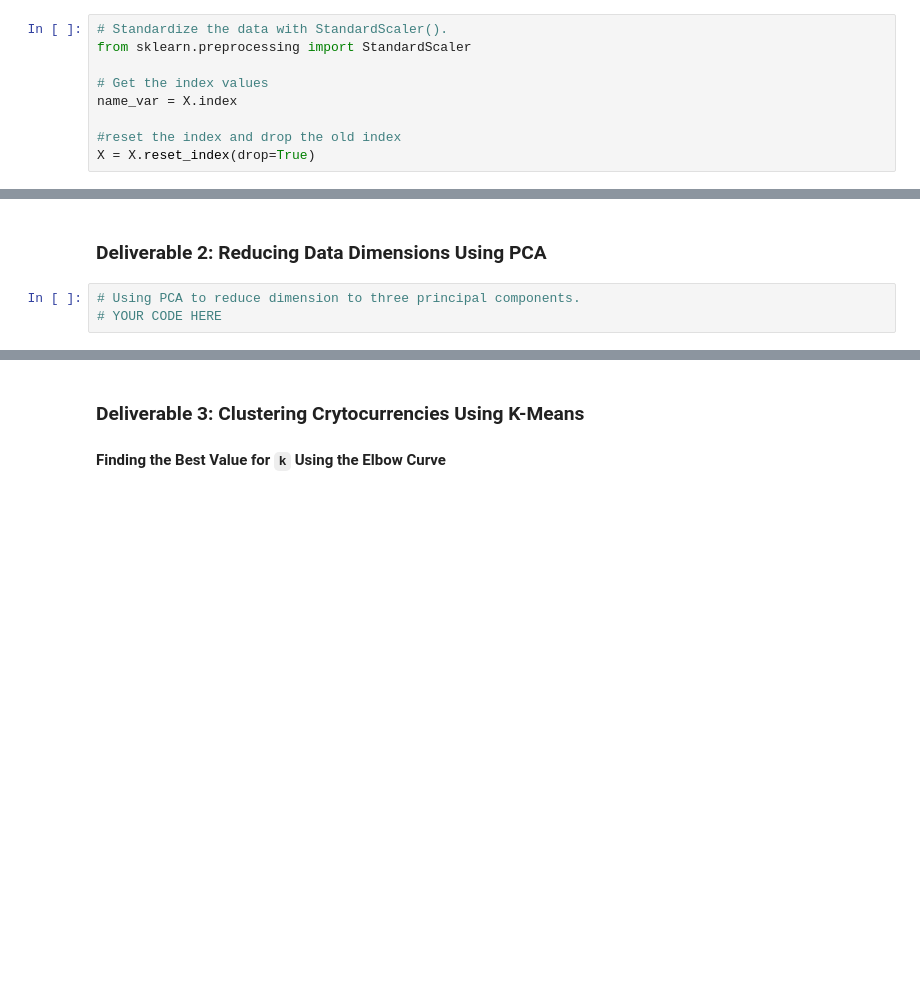
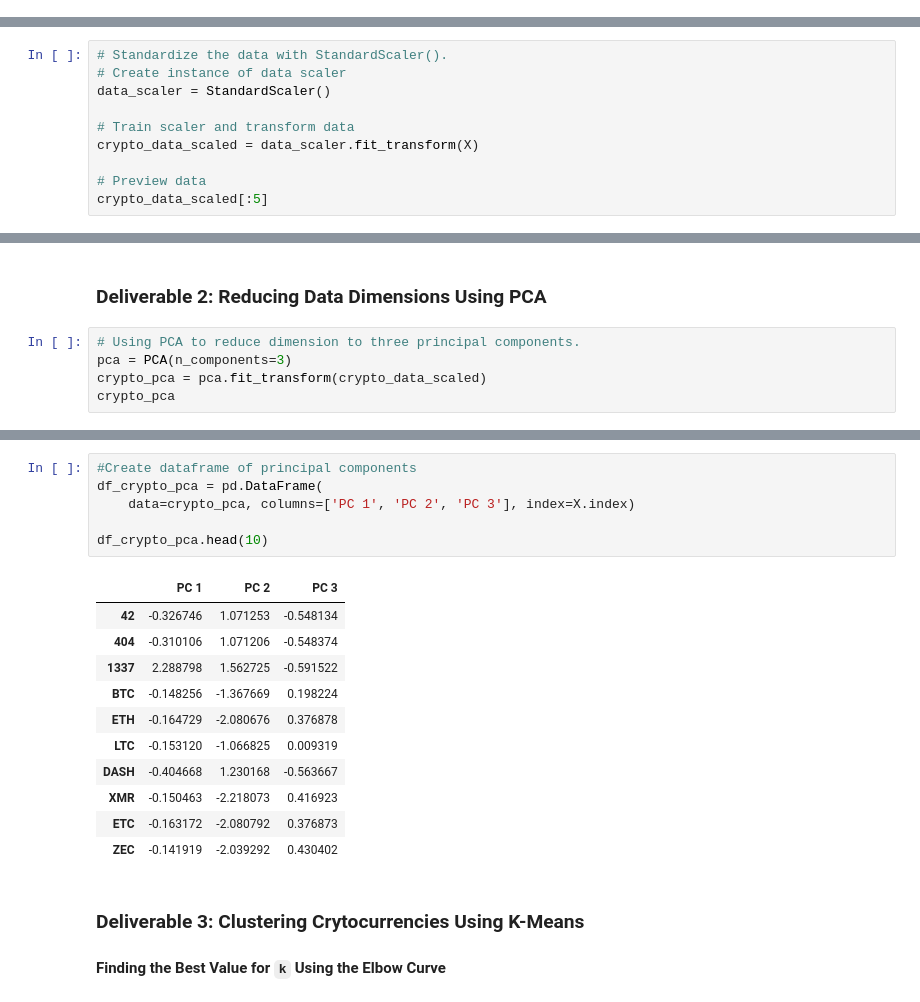
Before and after one commit to verosfbay/Cryptocurrencies, a Jupyter notebook: crypto_clustering.ipynb, the cells around one changed output, grey strips where cells are left out. Cells and saved outputs as stored; diff of their text form; blank space fills up the shorter version.

```diff
--- a/crypto_clustering.ipynb
+++ b/crypto_clustering.ipynb
@@ -151,9 +144,0 @@ X.head()
-# %%
-# Standardize the data with StandardScaler().
-from sklearn.preprocessing import StandardScaler
-
-# Get the index values
-name_var = X.index
-
-#reset the index and drop the old index
-X = X.reset_index(drop=True)
@@ -179,0 +145,10 @@ print(X_scaled)
+# %%
+# Standardize the data with StandardScaler().
+# Create instance of data scaler
+data_scaler = StandardScaler()
+
+# Train scaler and transform data
+crypto_data_scaled = data_scaler.fit_transform(X)
+
+# Preview data
+crypto_data_scaled[:5]
@@ -181,5 +174,7 @@ print(X_scaled)
 ### Deliverable 2: Reducing Data Dimensions Using PCA
 # %%
 # Using PCA to reduce dimension to three principal components.
-# YOUR CODE HERE
+pca = PCA(n_components=3)
+crypto_pca = pca.fit_transform(crypto_data_scaled)
+crypto_pca
 # %% [output]
@@ -209,3 +188,21 @@ array([[-0.33285464,  1.0383583 , -0.56494435],
+# %%
+#Create dataframe of principal components
+df_crypto_pca = pd.DataFrame(
+    data=crypto_pca, columns=['PC 1', 'PC 2', 'PC 3'], index=X.index)
+
+df_crypto_pca.head(10)
+# %% [output]
+|  | PC 1 | PC 2 | PC 3 |
+| 42 | -0.326746 | 1.071253 | -0.548134 |
+| 404 | -0.310106 | 1.071206 | -0.548374 |
+| 1337 | 2.288798 | 1.562725 | -0.591522 |
+| BTC | -0.148256 | -1.367669 | 0.198224 |
+| ETH | -0.164729 | -2.080676 | 0.376878 |
+| LTC | -0.153120 | -1.066825 | 0.009319 |
+| DASH | -0.404668 | 1.230168 | -0.563667 |
+| XMR | -0.150463 | -2.218073 | 0.416923 |
+| ETC | -0.163172 | -2.080792 | 0.376873 |
+| ZEC | -0.141919 | -2.039292 | 0.430402 |
 # %% [markdown]
 ### Deliverable 3: Clustering Crytocurrencies Using K-Means
 
```
Also changed, not shown: parts of 6 cells of this notebook.
